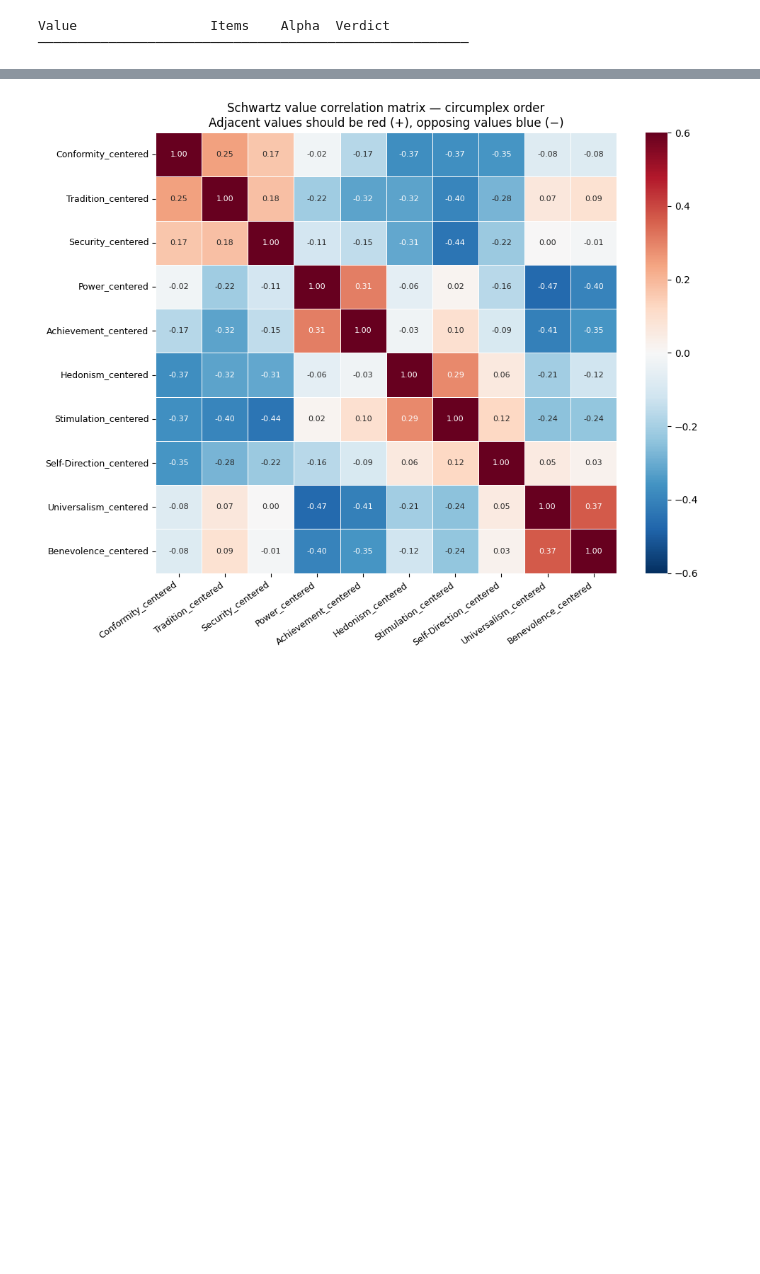
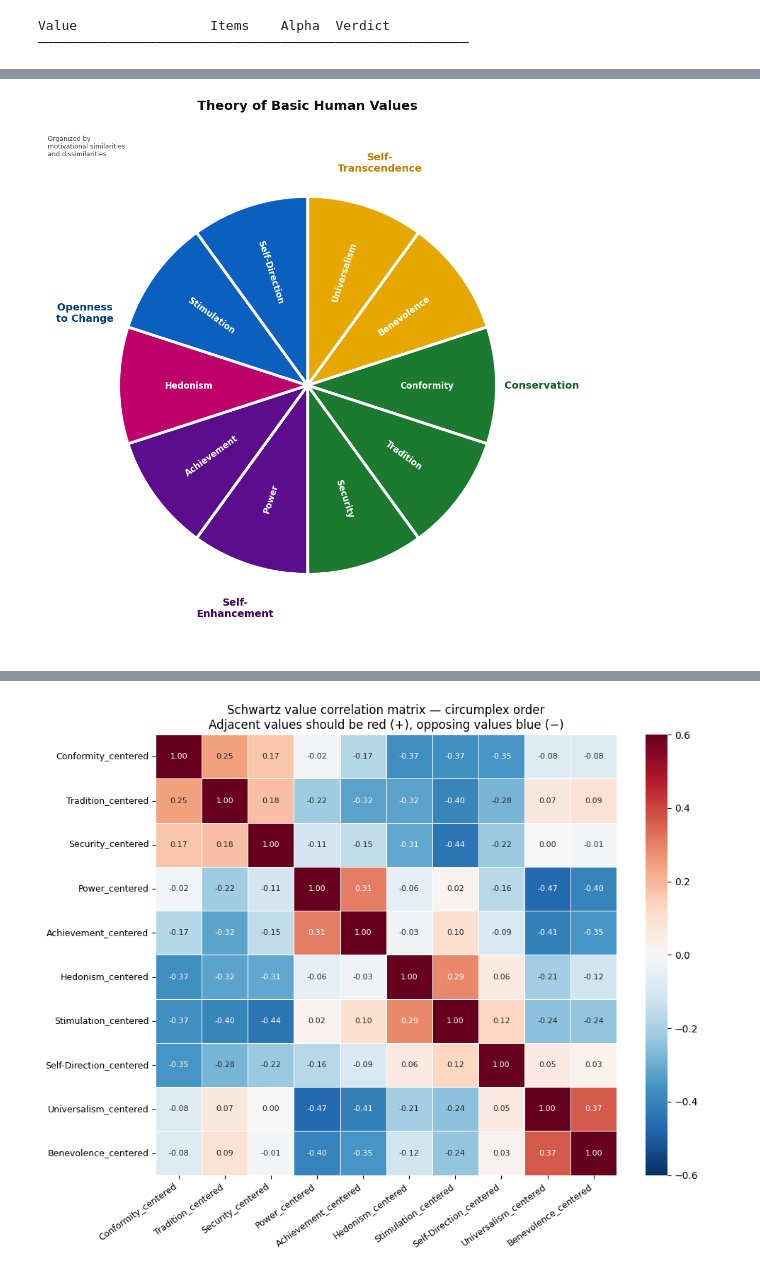
Before and after one commit to CU-S26-MSDSSB-DSCI-01-DataScienceLab/DataScienceLab_HumanValues, a Jupyter notebook: sibahle_question_1.ipynb, the cells around one changed output, grey strips where cells are left out. Drawn from its saved outputs; the diff is of its cells as text; code cells hidden in the pictures; blank space fills up the shorter version.

```diff
--- a/sibahle_question_1.ipynb
+++ b/sibahle_question_1.ipynb
@@ -189 +108,86 @@ plt.show()
+# %%
+import matplotlib.pyplot as plt
+from matplotlib.patches import Wedge
+import numpy as np
+
+fig, ax = plt.subplots(figsize=(11, 11), facecolor='white')
+ax.set_xlim(-2.8, 2.8)
+ax.set_ylim(-2.8, 2.8)
+ax.set_aspect('equal')
+ax.axis('off')
+
+values = [
+    # Self-Transcendence = deep gold/orange
+    ('Universalism',   '#E6A800', 90),
+    ('Benevolence',    '#E6A800', 54),
+    # Conservation = deep rich green
+    ('Conformity',     '#1B7A2F', 18),
+    ('Tradition',      '#1B7A2F', -18),
+    ('Security',       '#1B7A2F', -54),
+    # Self-Enhancement = deep vivid purple
+    ('Power',          '#5C0D8B', -90),
+    ('Achievement',    '#5C0D8B', -126),
+    # Hedonism = deep hot pink
+    ('Hedonism',       '#C0006A', -162),
+    # Openness to Change = deep strong blue
+    ('Stimulation',    '#0A5FBF', -198),
+    ('Self-Direction', '#0A5FBF', -234),
+]
+
+R_OUTER = 2.0
+SLICE   = 36
+
+for name, color, start in values:
+    end = start - SLICE
+    wedge = Wedge((0,0), R_OUTER, end, start,
+                  facecolor=color, edgecolor='white',
+                  linewidth=4, zorder=2)
+    ax.add_patch(wedge)
+
+    mid_deg = (start + end) / 2
+    mid_rad = np.radians(mid_deg)
+    label_r = R_OUTER * 0.63
+    nx = label_r * np.cos(mid_rad)
+    ny = label_r * np.sin(mid_rad)
+
+    rotation = mid_deg
+    if mid_deg < -90 or mid_deg > 90:
+        rotation = mid_deg + 180
+
+    ax.text(nx, ny, name,
+            ha='center', va='center',
+            fontsize=12, fontweight='bold',
+            color='white',
+            rotation=rotation,
+            rotation_mode='anchor',
+            zorder=5)
+
+# Group labels outside the pie
+group_labels = [
+    ( 72,  'Self-\nTranscendence', '#C47D00'),
+    (  0,  'Conservation',         '#145A22'),
+    (-108, 'Self-\nEnhancement',   '#3D0060'),
+    (-198, 'Openness\nto Change',  '#083F80'),
+]
+for angle_deg, label, color in group_labels:
+    rad = np.radians(angle_deg)
+    ax.text(2.48 * np.cos(rad), 2.48 * np.sin(rad), label,
+            ha='center', va='center',
+            fontsize=14, fontweight='bold',
+            color=color, zorder=6)
+
+# Note top left
+ax.text(-2.75, 2.65,
+        'Organized by\nmotivational similarities\nand dissimilarities',
+        ha='left', va='top', fontsize=9, color='#444444')
+
+# Title
+ax.set_title('Theory of Basic Human Values',
+             fontsize=18, fontweight='bold', color='#111111', pad=16)
+
+plt.tight_layout()
+plt.savefig('outputs/00_schwartz_circumplex.png', dpi=150, bbox_inches='tight')
+plt.show()
+# %% [output]
+[figure, added]
 # %% [markdown]
```
Also changed, not shown: parts of 21 cells of this notebook, 1 other file.
